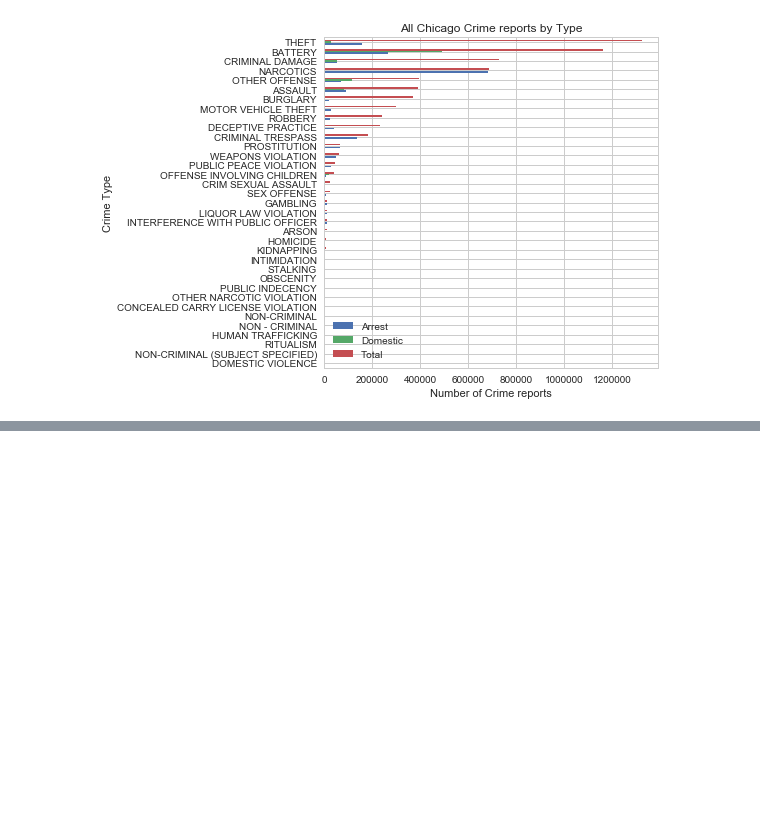
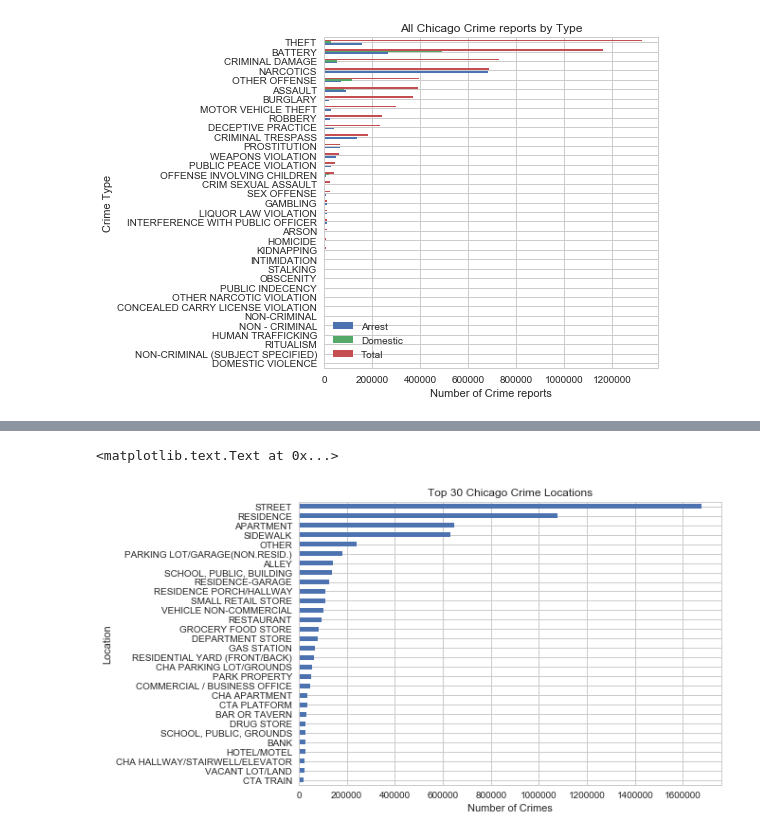
Before and after one commit to RandomFractals/ChicagoCrimes, a Jupyter notebook: notebooks/all-chicago-crime-charts.ipynb, the cells around one changed output, grey strips where cells are left out. Saved outputs shown, nothing was run; the diff lists cells and outputs as text; code cells hidden in the pictures; blank space fills up the shorter version.

```diff
--- a/notebooks/all-chicago-crime-charts.ipynb
+++ b/notebooks/all-chicago-crime-charts.ipynb
@@ -114,0 +126,8 @@ plt.show()
+# %%
+# get crime location counts
+crime_locations = crimes.groupby('LocationDescription').size().compute()
+crime_locations = crime_locations.sort_values(ascending=False).rename('Total') #.reset_index()
+
+# print crime location stats
+print(crime_locations.head())
+print("...\nTotal Locations: {:,}".format(crime_locations.size))
@@ -114,0 +144,10 @@ plt.show()
+# %%
+# plot top 30 crime locations
+crime_locations[:30].sort_values(ascending=True).plot(kind='barh')
+
+plt.ylabel('Location')
+plt.xlabel('Number of Crimes')
+plt.title('Top 30 Chicago Crime Locations')
+# %% [output]
+<matplotlib.text.Text at 0x...>
+[figure, added]
```
Also changed, not shown: parts of 6 cells of this notebook.
